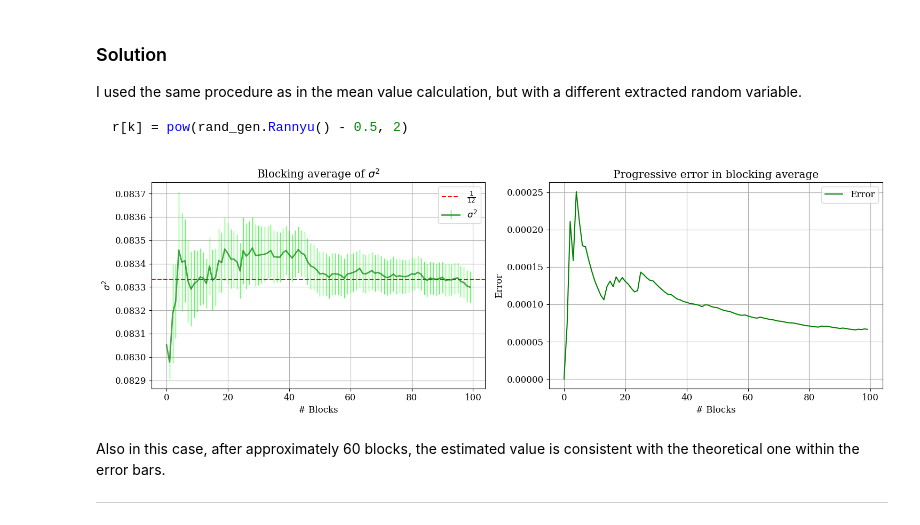
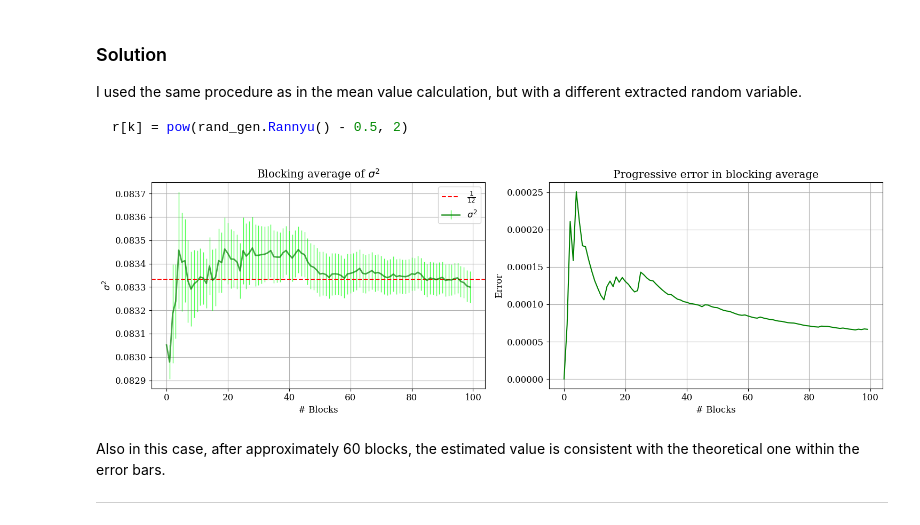
Before and after one commit to lorenzoesposito2/NSL, a Jupyter notebook: Exercises_01/Exercise_01.ipynb, the cells around one changed output. Drawn from its saved outputs; the diff is of its cells as text; code cells hidden in the pictures.

```diff
--- a/Exercises_01/Exercise_01.ipynb
+++ b/Exercises_01/Exercise_01.ipynb
@@ -121,35 +121,34 @@ ax1.errorbar(
     data_variance['sum_prog'],
     yerr=data_variance['err_prog'],
     linewidth=2,
     color='green',
     ecolor=(0, 1, 0, 0.3),
     elinewidth=1,
     alpha=0.7,
     label=r'$\sigma^2$'
 )
 ax1.axhline(y=1/12, color='red', linestyle='--', label=r'$\frac{1}{12}$')
 ax1.set_xlabel('# Blocks')
 ax1.set_ylabel(r'$\sigma^2$')
 ax1.set_title(r'Blocking average of $\sigma^2$')
 ax1.legend()
 ax1.grid(True)
 
 ax2.plot(
     data_variance['x'],
     data_variance['err_prog'],
     linestyle='-',
     color='green',
     label='Error'
 )
 ax2.set_xlabel('# Blocks')
 ax2.set_ylabel('Error')
 ax2.set_title('Progressive error in blocking average')
-ax2.legend()
 ax2.grid(True)
 
 plt.show()
 # %% [output]
-[figure, old version]
+[figure, new version]
 # %% [markdown]
 Also in this case, after approximately 60 blocks, the estimated value is consistent with the theoretical one within the error bars.
 
```
Also changed, not shown: parts of 8 cells of this notebook, 1 other file.
